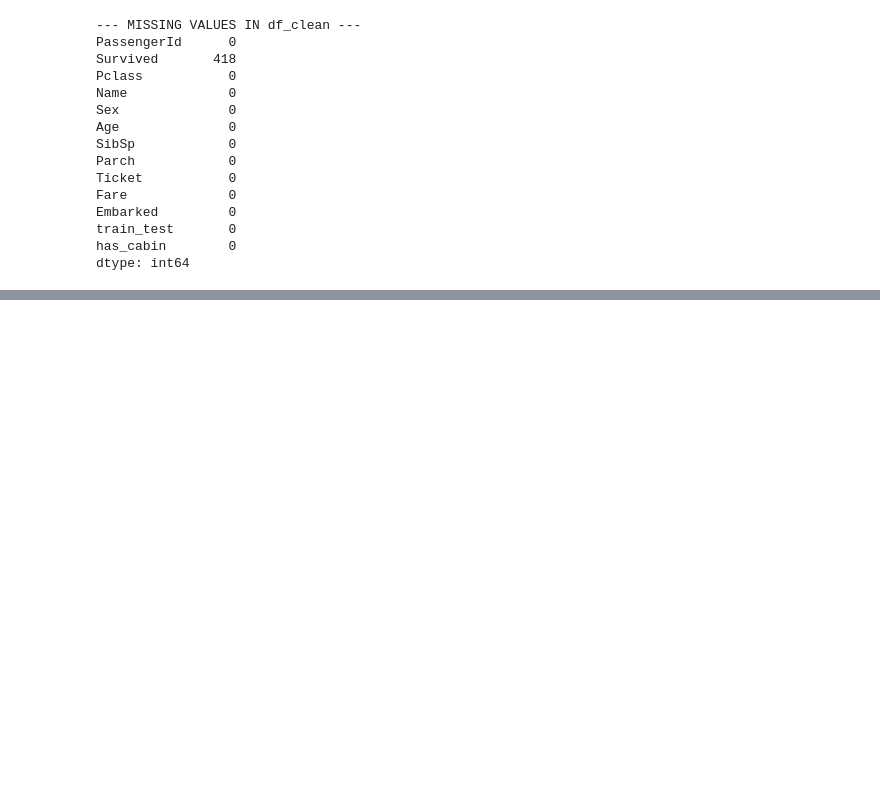
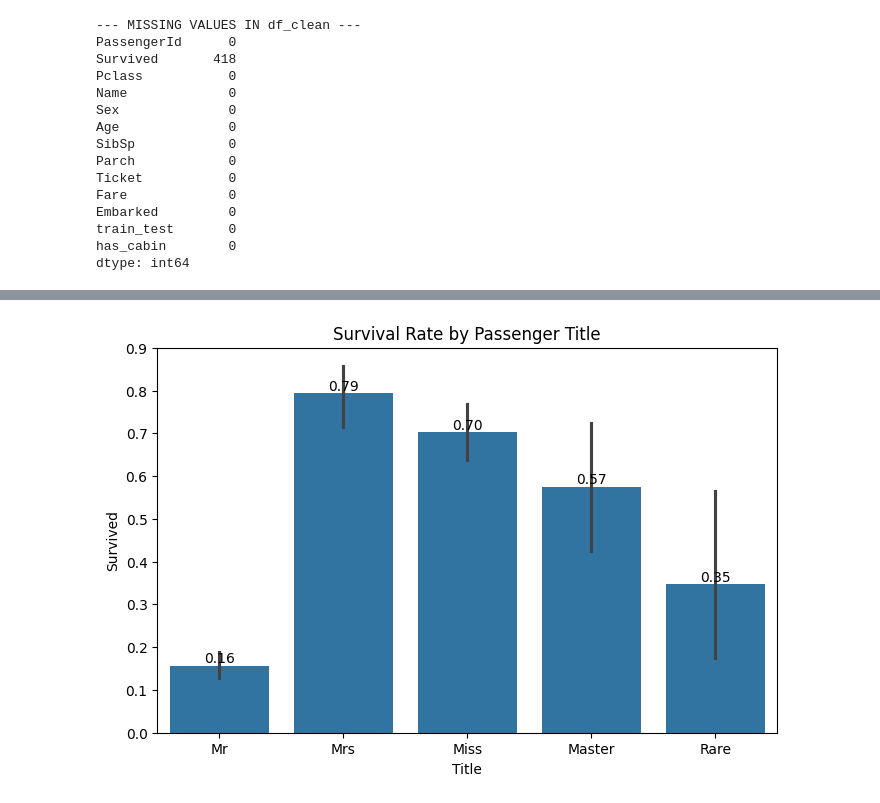
Before and after one commit to Tomlee-abila/kaggle-titanic, a Jupyter notebook: notebook/titanic.ipynb, the cells around one changed output, grey strips where cells are left out. Cells and saved outputs as stored; diff of their text form; code cells hidden in the pictures; blank space fills up the shorter version.

Commit message:
Add Titanic feature engineering (FamilySize, IsAlone, Title) with survival analysis and visualization

```diff
--- a/notebook/titanic.ipynb
+++ b/notebook/titanic.ipynb
@@ -243,0 +244,69 @@ Name: Survived, dtype: str
+# %%
+# 1. Create 'FamilySize'
+df_clean['FamilySize'] = df_clean['SibSp'] + df_clean['Parch'] + 1
+
+# 2. Create 'IsAlone'
+df_clean['IsAlone'] = df_clean['FamilySize'].apply(lambda x: 1 if x == 1 else 0)
+
+# 3. Extract 'Title' from the Name column
+df_clean['Title'] = df_clean['Name'].str.split(', ', expand=True)[1].str.split('.', expand=True)[0]
+
+# Clean rare titles
+title_replacements = {
+    'Mlle': 'Miss', 'Ms': 'Miss', 'Mme': 'Mrs',
+    'Dr': 'Rare', 'Rev': 'Rare', 'Col': 'Rare', 'Major': 'Rare',
+    'Capt': 'Rare', 'Sir': 'Rare', 'Don': 'Rare', 'Lady': 'Rare',
+    'the Countess': 'Rare', 'Jonkheer': 'Rare', 'Dona': 'Rare'
+}
+df_clean['Title'] = df_clean['Title'].replace(title_replacements)
+
+# Work only with training data
+df_train = df_clean[df_clean['train_test'] == 1].copy()
+
+print("========== FEATURE ANALYSIS ==========\n")
+
+# --- Family Size ---
+family_stats = df_train.groupby('FamilySize')['Survived'].agg(['count','mean'])
+family_stats['Survival %'] = (family_stats['mean']*100).round(2)
+
+print("Survival by Family Size")
+print(family_stats[['count','Survival %']])
+print("\n")
+
+# --- Alone vs Not Alone ---
+alone_stats = df_train.groupby('IsAlone')['Survived'].agg(['count','mean'])
+alone_stats['Survival %'] = (alone_stats['mean']*100).round(2)
+
+print("Survival by Being Alone")
+print(alone_stats[['count','Survival %']])
+print("\n")
+
+# --- Title ---
+title_stats = df_train.groupby('Title')['Survived'].agg(['count','mean'])
+title_stats['Survival %'] = (title_stats['mean']*100).round(2)
+
+print("Survival by Passenger Title")
+print(title_stats[['count','Survival %']])
+print("\n")
+
+print("======================================\n")
+
+# -------- PLOT --------
+
+import seaborn as sns
+import matplotlib.pyplot as plt
+
+plt.figure(figsize=(8,5))
+sns.barplot(x='Title', y='Survived', data=df_train)
+
+plt.title('Survival Rate by Passenger Title')
+
+# Add exact percentages on bars
+for container in plt.gca().containers:
+    plt.gca().bar_label(container, fmt='%.2f')
+
+plt.show()
+
+# Drop columns we don't need anymore
+df_clean.drop(['Name', 'Ticket', 'PassengerId'], axis=1, inplace=True)
+# %% [output]
@@ -243,0 +330 @@ Name: Survived, dtype: str
+[figure, added]
```
Also changed, not shown: parts of 2 cells of this notebook.
